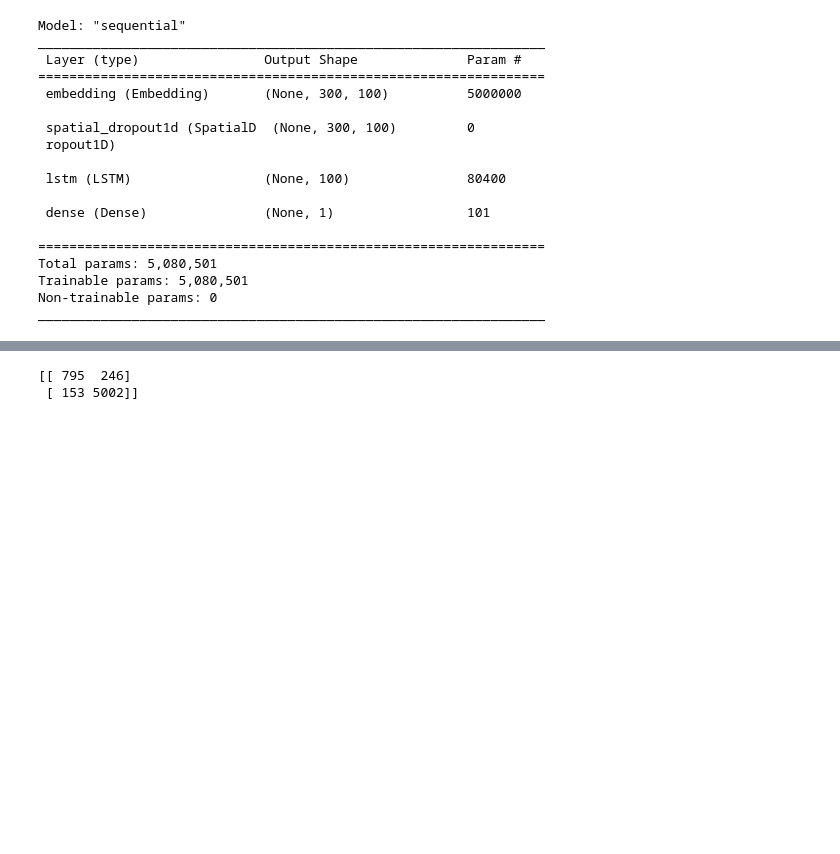
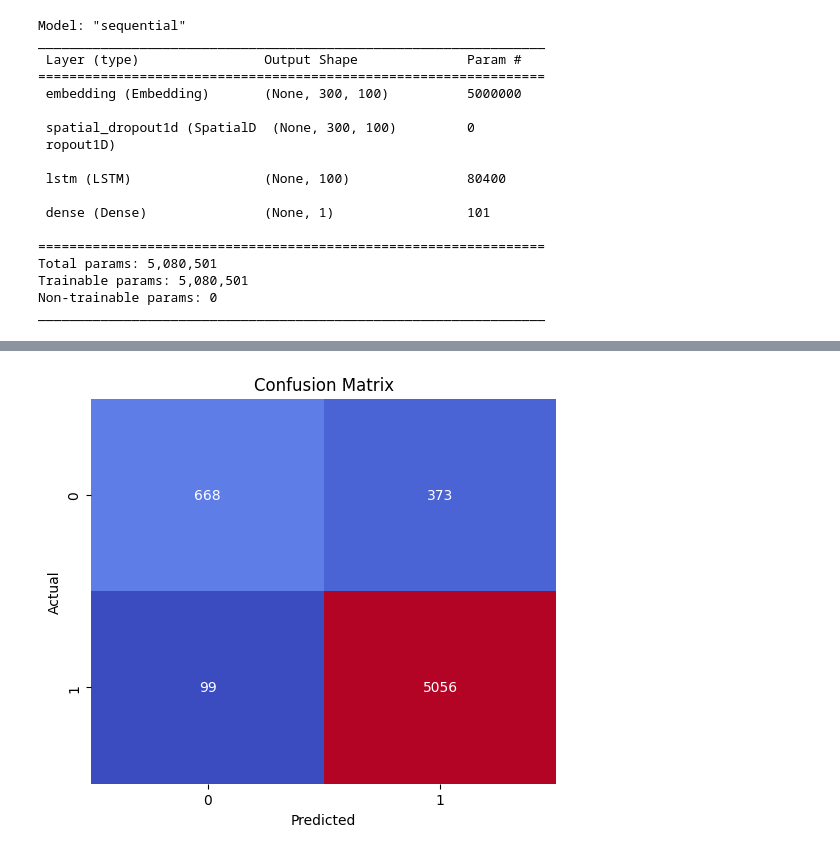
Before and after one commit to deepakreddybora99/Hate_Speech_Classification, a Jupyter notebook: research/smote_LSTM.ipynb, the cells around one changed output, grey strips where cells are left out. Cells and saved outputs as stored; diff of their text form; code cells hidden in the pictures; blank space fills up the shorter version.

Commit message:
Training_Evaluation_Predication Done

```diff
--- a/research/smote_LSTM.ipynb
+++ b/research/smote_LSTM.ipynb
@@ -38,5 +45,5 @@ with ZipFile(file_path,'r') as zip_doc:
 # %%
-raw=pd.read_csv(r"labeled_data.csv")
+raw=pd.read_csv(r"E:\Hate_Speech_Classification\research\labeled_data.csv")
 raw.head()
 # %% [output]
 |  | Unnamed: 0 | count | hate_speech | offensive_language | neither | class | tweet |
@@ -278,6 +291,6 @@ _________________________________________________________________
 # %%
 # starting model training
 #early_stop=EarlyStopping(monitor='val_loss',patience=3)
-history = model.fit(sequences_matrix,np.array(y_train),batch_size=128,epochs = 2,
+history = model.fit(sequences_matrix,np.array(y_train),batch_size=128,epochs = 1,
                    validation_split=0.2)# callbacks=[early_stop])
 # %% [output]
@@ -304,11 +314,16 @@ for prediction in lstm_prediction:
         res.append(0)
     else:
         res.append(1)
-# %%
-print(confusion_matrix(y_test,res))
-# %% [output]
-[[ 795  246]
- [ 153 5002]]
+# %%
+cm=confusion_matrix(y_test,res)
+plt.figure(figsize=(6, 5))
+sns.heatmap(cm, annot=True, fmt='d', cmap='coolwarm', cbar=False)
+plt.xlabel('Predicted')
+plt.ylabel('Actual')
+plt.title('Confusion Matrix')
+plt.show()
+# %% [output]
+[figure, added]
 # %%
 from sklearn.metrics import roc_curve, auc
 import matplotlib.pyplot as plt
```
Also changed, not shown: parts of 13 cells of this notebook, 15 other files.
